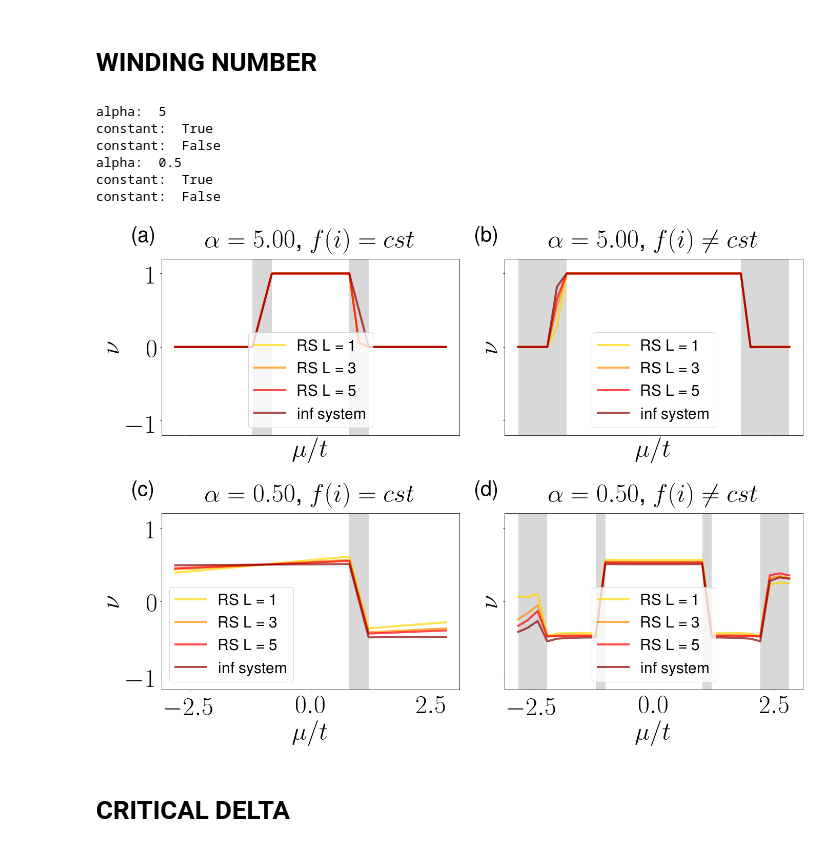
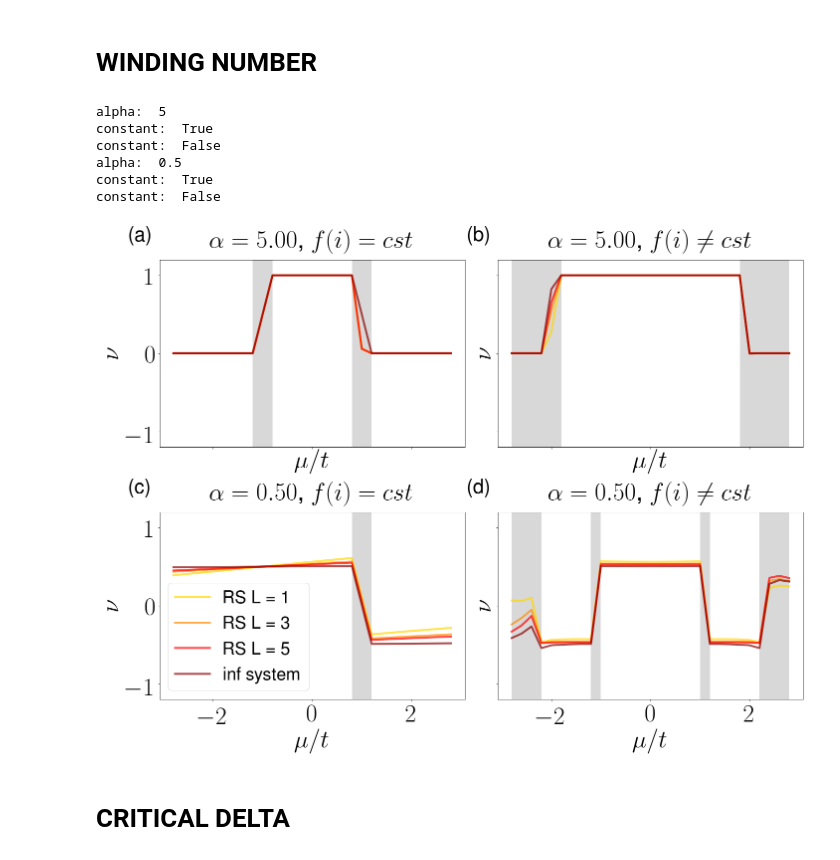
Before and after one commit to jfraxanet/Topo_LR_Kitaev_AAH, a Jupyter notebook: figures.ipynb, the cells around one changed output. Cells and saved outputs as stored; diff of their text form; code cells hidden in the pictures.

Commit message:
fix path

```diff
--- a/figures.ipynb
+++ b/figures.ipynb
@@ -1,10 +1,9 @@
 # %%
 import sys
 import os
-root = os.path.dirname(os.path.dirname(os.path.dirname(os.path.dirname(os.path.dirname(sys.argv[0])))))
-path_data = root + "/Documents/GitHub/Kitaev_LR_QP/data/topo/data_paper/"
-path_figures = root + "/Documents/GitHub/Kitaev_LR_QP/figures/topo/figures_paper/"
-sys.path.append(root + "/Documents/GitHub/Kitaev_LR_QP/")
+root = os.path.abspath(os.getcwd())
+path_data = root + "/data_paper/"
+path_figures = root + "/figures_paper/"
 
 import numpy as np
 import matplotlib.pyplot as plt
@@ -17,9 +16,8 @@ import matplotlib.gridspec as gridspec
 from matplotlib.ticker import (MultipleLocator, FormatStrFormatter,
                                AutoMinorLocator)
 
-from Kitaev_LR_QP.Hamiltonians import *
-from Kitaev_LR_QP.Winding_num import *
-from Kitaev_LR_QP.plots import *
+from Topo_LR_Kitaev_AAH.Hamiltonians import *
+from Topo_LR_Kitaev_AAH.Winding_num import *
 
 fs = 50
 plt.rc('xtick',labelsize=fs)
@@ -76,11 +74,12 @@ for alpha in [5,0.5]:
                      label=my_labels["1"])
             my_labels["1"] = "_nolegend_"
 
-        ax.legend(fontsize=fs-20, loc='lower right')
         ax.set_ylim(-3,2.8)
         ax.set_xlim(-3,2.8)
 
 for ax,lab in zip(axes.flat, ['(a)', '(b)', '(c)', '(d)']):
+    if lab == '(c)':
+        ax.legend(fontsize=fs-15, loc='lower right')
     ax.text(-0.1, 1.1, lab, transform=ax.transAxes, size=40, weight='bold',family='STIXGeneral')
 
 plt.tight_layout()
@@ -128,35 +129,37 @@ for alpha in [5, 0.5]:
 
         ax.plot(vec_mu_c[1:],vec_w_c[1:], color='darkred', linewidth = 4, linestyle='-', alpha = 0.7, label = r'inf system')
         ax.set_ylim(-1.2,1.2)
-        ax.legend(fontsize=fs-20)
+
 
         if i == 1:
             ax.axvspan(-0.8, -1.2, color='grey', alpha=0.3, lw=0)
             ax.axvspan(0.8, 1.2, color='grey', alpha=0.3, lw=0)
         if i == 2:
             ax.axvspan(-2.8, -1.8, color='grey', alpha=0.3, lw=0)
             ax.axvspan(1.8, 2.8, color='grey', alpha=0.3, lw=0)
         if i == 3:
             ax.axvspan(0.8, 1.2, color='grey', alpha=0.3, lw=0)
         if i == 4:
             ax.axvspan(-2.8, -2.2, color='grey', alpha=0.3, lw=0)
             ax.axvspan(2.2, 2.8, color='grey', alpha=0.3, lw=0)
             ax.axvspan(-1, -1.2, color='grey', alpha=0.3, lw=0)
             ax.axvspan(1, 1.2, color='grey', alpha=0.3, lw=0)
 
 for ax,lab in zip(axes.flat, ['(a)', '(b)', '(c)', '(d)']):
+    if lab == '(c)':
+        ax.legend(fontsize=fs-15, loc='lower left')
     ax.text(-0.1, 1.1, lab, transform=ax.transAxes, size=40, weight='bold', family='STIXGeneral')
 
 plt.tight_layout()
 plt.savefig(path_figures + 'winding_num.pdf')
 # %% [output]
 alpha:  5
 constant:  True
 constant:  False
 alpha:  0.5
 constant:  True
 constant:  False
-[figure, old version]
+[figure, new version]
 # %% [markdown]
 # CRITICAL DELTA
 # %%
```
Also changed, not shown: parts of 1 cell of this notebook, 7 other files.
